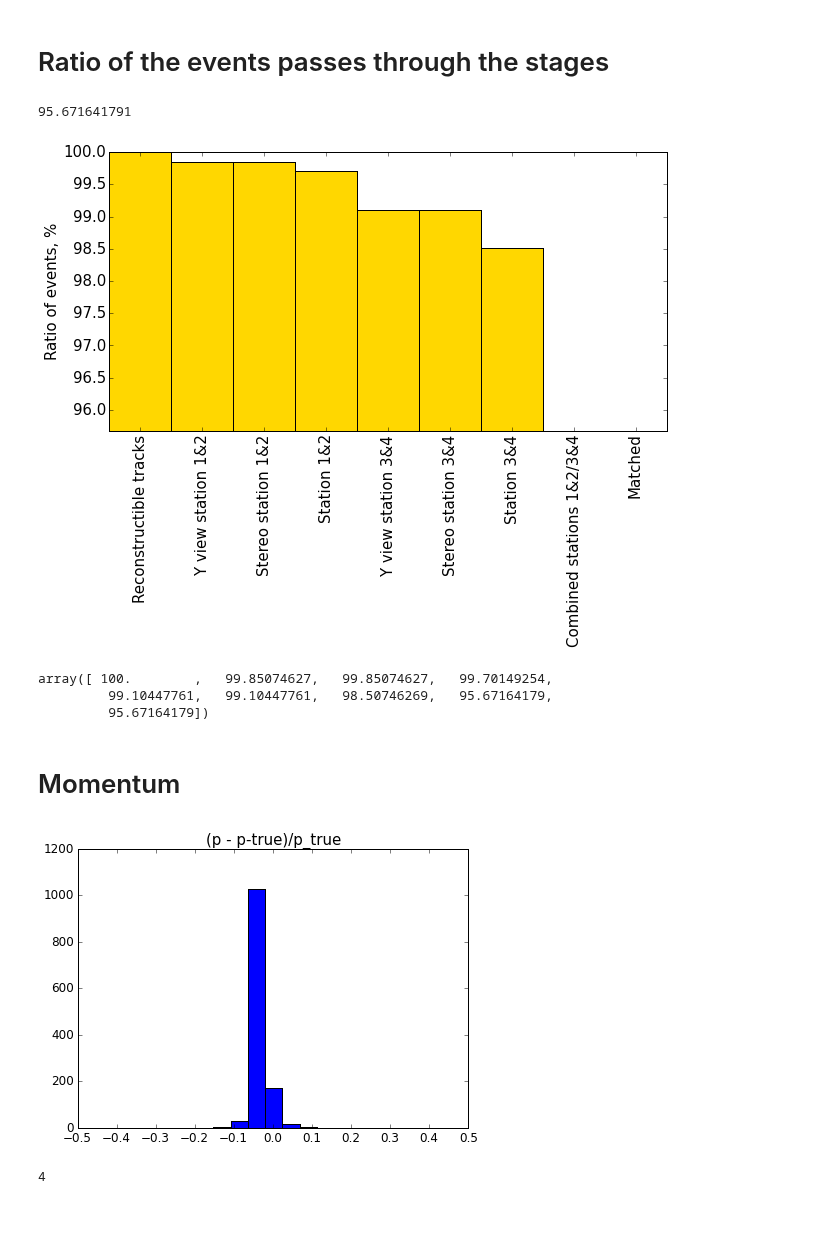
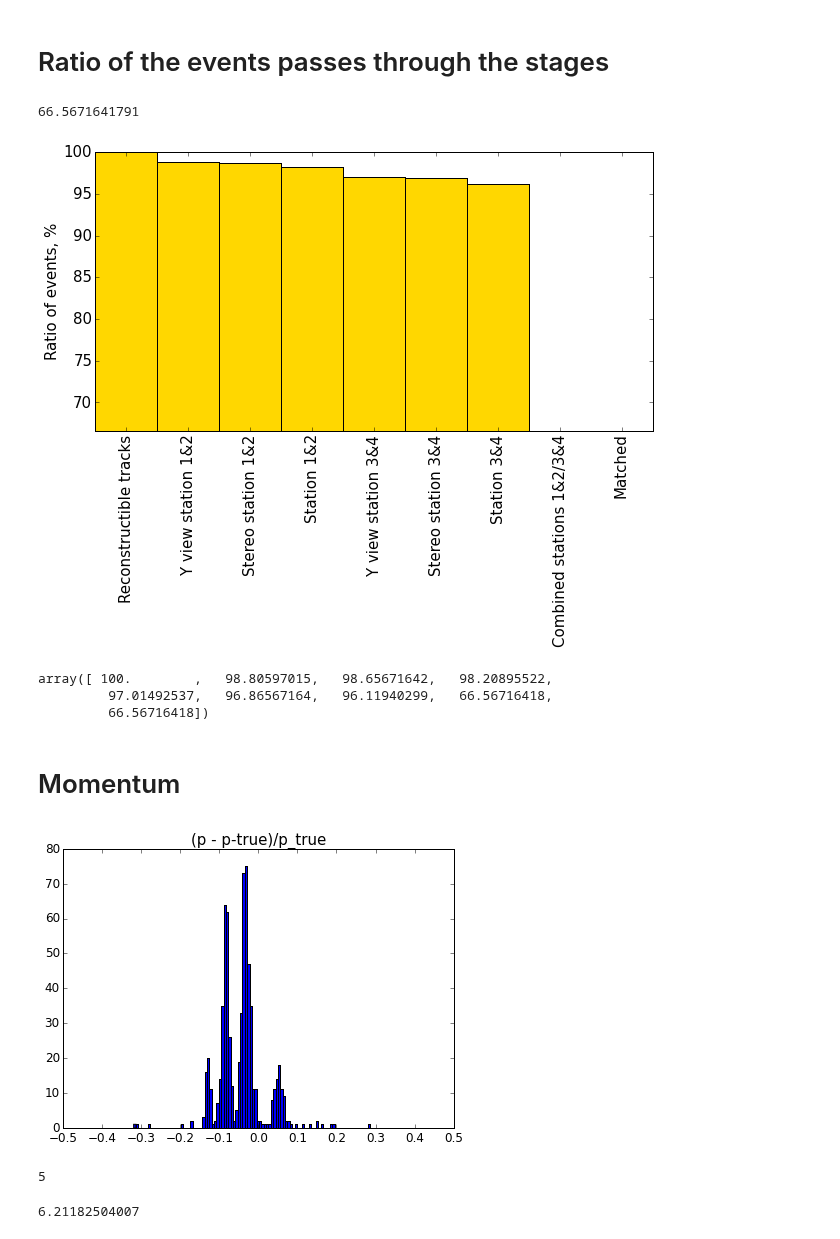
Before and after one commit to yandexdataschool/ship_tracks_recognition, a Jupyter notebook: notebooks/NewModel.ipynb, the cells around one changed output. Drawn from its saved outputs; the diff is of its cells as text; code cells hidden in the pictures.

```diff
--- a/notebooks/NewModel.ipynb
+++ b/notebooks/NewModel.ipynb
@@ -46,7 +50,7 @@ from metrics import TracksReconstractionMetrics, CombinatorQuality
 # %% [markdown]
 ### Tests
 # %%
-event = data[data.EventID == 126]
+event = data[data.EventID == 2]
 event12 = event[(event.StatNb <= 2)*(event.ViewNb != 1)*(event.ViewNb != 2)]
 
 x = event12.Wz1.values
@@ -109,7 +123,7 @@ from utils import merge_dicts
 from regressor import MultiLinearRegression
 import gc
 
-event_ids = numpy.unique(data.EventID.values)
+event_ids = event_ids
 tracks = {}
 
 def tracks_reconstruction(event_id):
@@ -125,18 +139,19 @@ def tracks_reconstruction(event_id):
     # Select model for the tracks reconstruction
     stm_y = MultiLinearRegression(n_tracks=2,
                             n_neighbors=20,
-                            min_samples=3,
-                            subsample=1,
+                            min_samples=2,
+                            subsample=2000,
                             x_unique=True,
                             track_classifier=None,
                             hit_classifier=None)
     stm_stereo = MultiLinearRegression(n_tracks=1,
                             n_neighbors=20,
-                            min_samples=3,
-                            subsample=1,
+                            min_samples=2,
+                            subsample=2000,
                             x_unique=True,
                             track_classifier=None,
                             hit_classifier=None)
+    #stm_stereo = SimpleTemplateMatching(n_max_hits=16, n_min_hits=6, window_width=5)
 
     # Tracks reconstruction before the magnet
     tr2d12 = TracksReconstruction2D(model_y=stm_y, model_stereo=stm_stereo)
@@ -278,7 +293,7 @@ for event_id in tracks.keys():
 
 
     # Combination of the tracks before and after the magnet
-    comb = Combinator(dy_max=2, dx_max=20)
+    comb = Combinator()
     comb.combine(tracks_params12, tracks_params34)
 
     for num in range(len(comb.tracks_combinations_)):
@@ -539,14 +610,14 @@ plt.ylim(bar_values[-1], bar_values[0])
 plt.ylabel('Ratio of events, %', size=15)
 plt.show()
 # %% [output]
-95.671641791
+66.5671641791
-[figure, old version]
+[figure, new version]
 # %%
 bar_values
 # %% [output]
-array([ 100.        ,   99.85074627,   99.85074627,   99.70149254,
-         99.10447761,   99.10447761,   98.50746269,   95.67164179,
-         95.67164179])
+array([ 100.        ,   98.80597015,   98.65671642,   98.20895522,
+         97.01492537,   96.86567164,   96.11940299,   66.56716418,
+         66.56716418])
 # %% [markdown]
 # Momentum
 # %%
@@ -554,16 +625,20 @@ passed_events = event_ids[pass_stages.Matching.values == 1]
 p_err = combinations_true[combinations_true.EventID.isin(passed_events)].PErr.values
 # %%
 plt.figure(figsize=(7, 5))
-plt.hist(p_err[numpy.isfinite(p_err)], bins=50)
+plt.hist(p_err[numpy.isfinite(p_err)], bins=100, color='b')
 
 plt.title('(p - p-true)/p_true', size=15)
 plt.xticks(numpy.arange(-0.5, 0.51, 0.1), size=12)
 plt.yticks(size=12)
 plt.xlim(-0.5, 0.5)
 plt.show()
 # %% [output]
-[figure, old version]
+[figure, new version]
 # %%
 len(p_err) - len(p_err[numpy.isfinite(p_err)])
 # %% [output]
-4
+5
+# %%
+print numpy.abs(p_err[numpy.isfinite(p_err)]).mean() * 100
+# %% [output]
+6.21182504007
```
Also changed, not shown: parts of 23 cells of this notebook, 1 other file.
